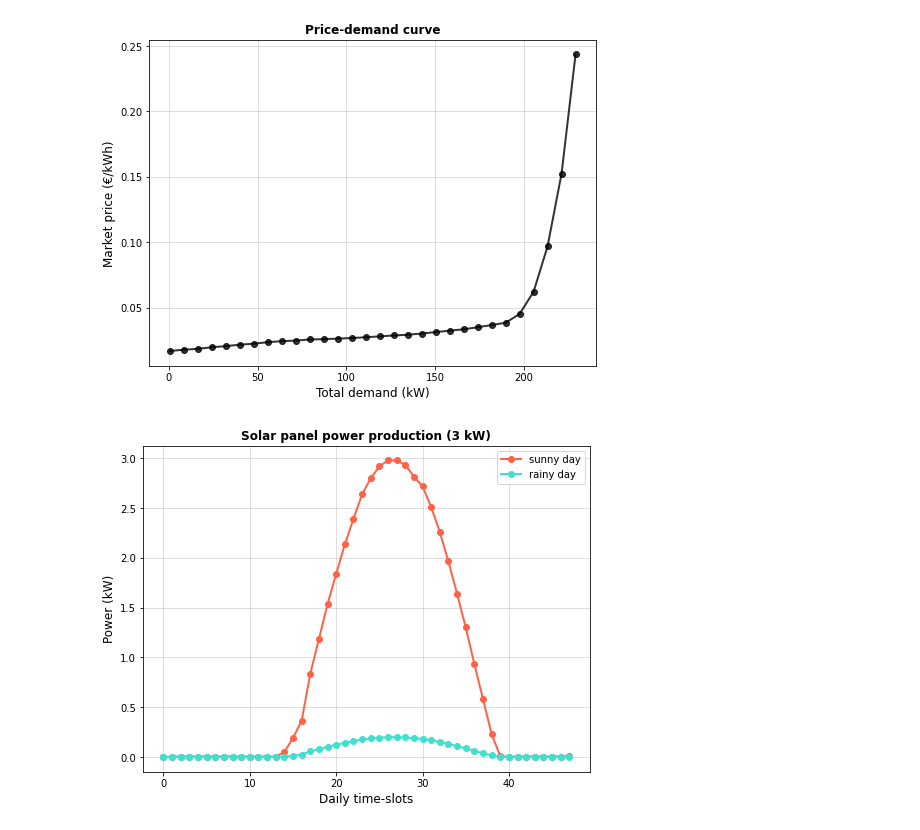
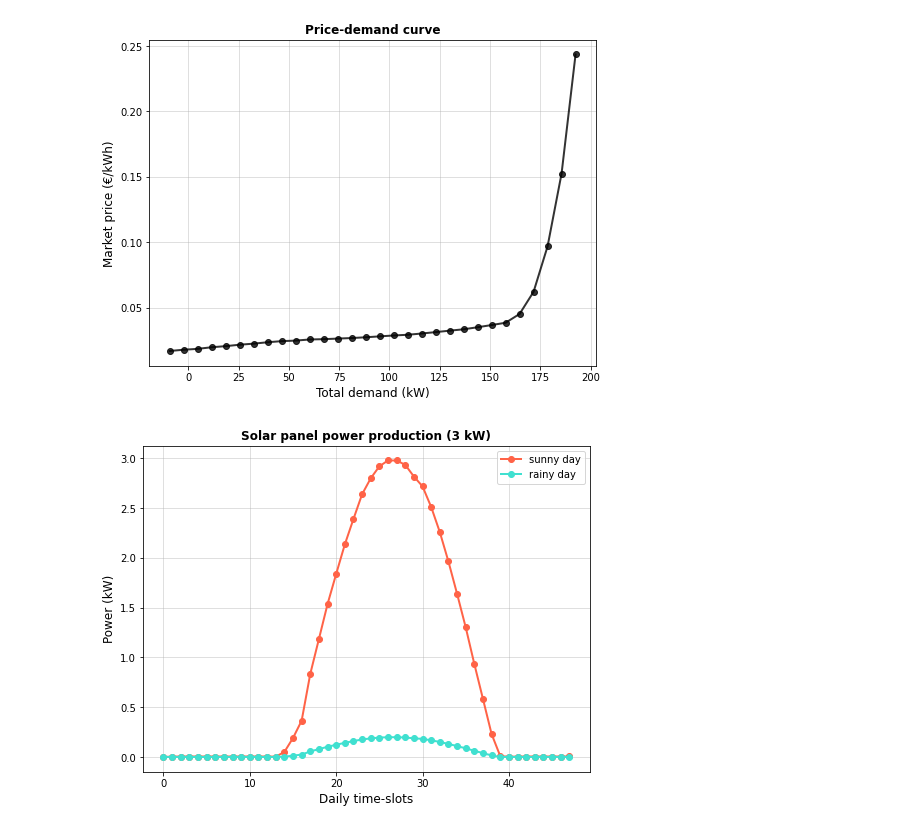
Before and after one commit to rossetl/GT-Smart-Grids, a Jupyter notebook: notebook5.ipynb, the cells around one changed output. Saved outputs shown, nothing was run; the diff lists cells and outputs as text; code cells hidden in the pictures.

```diff
--- a/notebook5.ipynb
+++ b/notebook5.ipynb
@@ -12,21 +12,21 @@ from scipy.optimize import minimize, Bounds, LinearConstraint, minimize_scalar
 # %%
 # Import market price (MW, Euro/MWh)
 from scipy.interpolate import interp1d
 market_price_data = np.loadtxt('data/market_price_UK.csv', delimiter=',')
 
 # rescaling of the total demand to fit the simulation
-tot_demand = market_price_data[:, 0] * 110 - 250
+tot_demand = market_price_data[:, 0] * 97 - 230
 
 market_price = interp1d(tot_demand, market_price_data[:, 1] / 1000, kind='cubic')
 x = np.linspace(tot_demand[0], tot_demand[-1], 30)
 plt.figure(figsize=(8,6))
 plt.plot(x, market_price(x), '-o', lw=2, c='black', alpha=0.8)
 plt.xlabel('Total demand (kW)', size=12)
 plt.ylabel('Market price (€/kWh)', size=12)
 plt.title('Price-demand curve', size=12, fontweight='bold')
 plt.grid(alpha=0.5)
 # %% [output]
-[figure, old version]
+[figure, new version]
 # %%
 # import photovoltaic system power profiles
 s = pd.read_csv('data/panel_power.csv', delimiter=',', usecols=[1,2,3,4])
```
Also changed, not shown: parts of 20 cells of this notebook, 1 other file.
